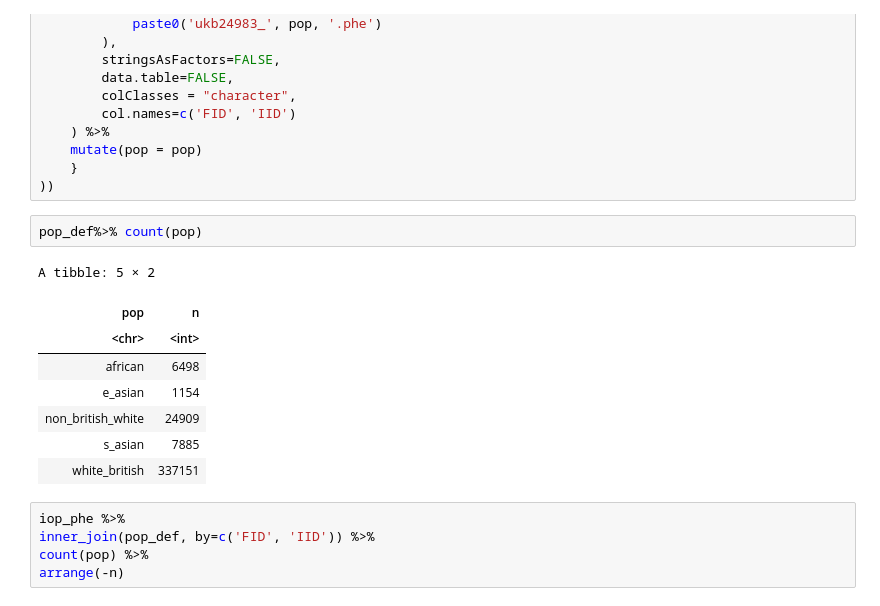
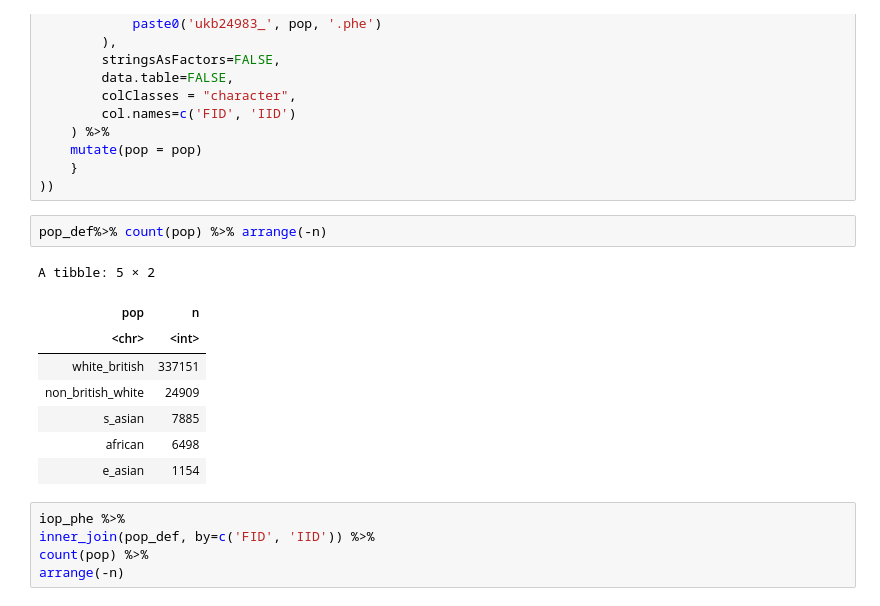
Before and after one commit to rivas-lab/ANGPTL7, a Jupyter notebook: notebook/ukbb_GCTA/GCTA_input_file_prep.ipynb, the cells around one changed output. Cells and saved outputs as stored; diff of their text form.

```diff
--- a/notebook/Bivariate_GREML/GREML_input_file_prep.ipynb
+++ b/notebook/ukbb_GCTA/GCTA_input_file_prep.ipynb
@@ -28,16 +77,16 @@ pop_def <- bind_rows(lapply(c('white_british', 'non_british_white', 'e_asian', '
     }
 ))
 # %%
-pop_def%>% count(pop)
+pop_def%>% count(pop) %>% arrange(-n)
 # %% [output]
 A tibble: 5 × 2
 | pop | n |
 | <chr> | <int> |
+| white_british | 337151 |
+| non_british_white | 24909 |
+| s_asian | 7885 |
 | african | 6498 |
 | e_asian | 1154 |
-| non_british_white | 24909 |
-| s_asian | 7885 |
-| white_british | 337151 |
 # %%
 iop_phe %>%
 inner_join(pop_def, by=c('FID', 'IID')) %>%
```
Also changed, not shown: parts of 8 cells of this notebook, 13 other files.
